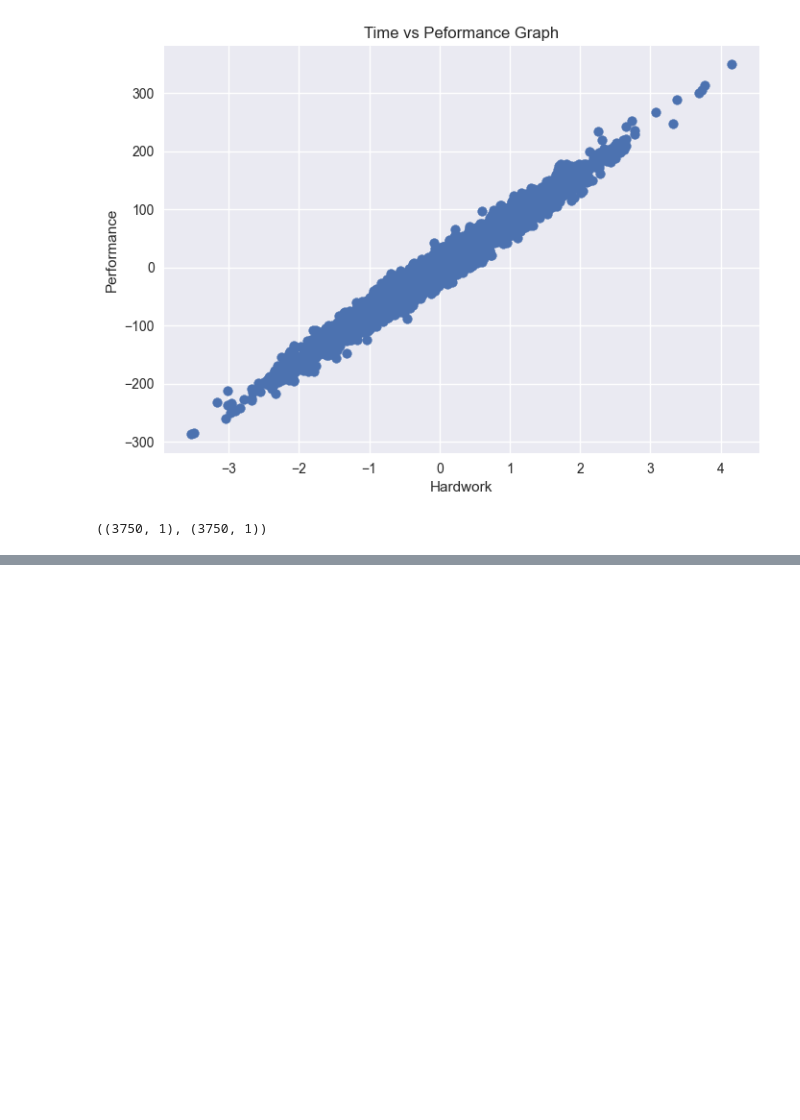
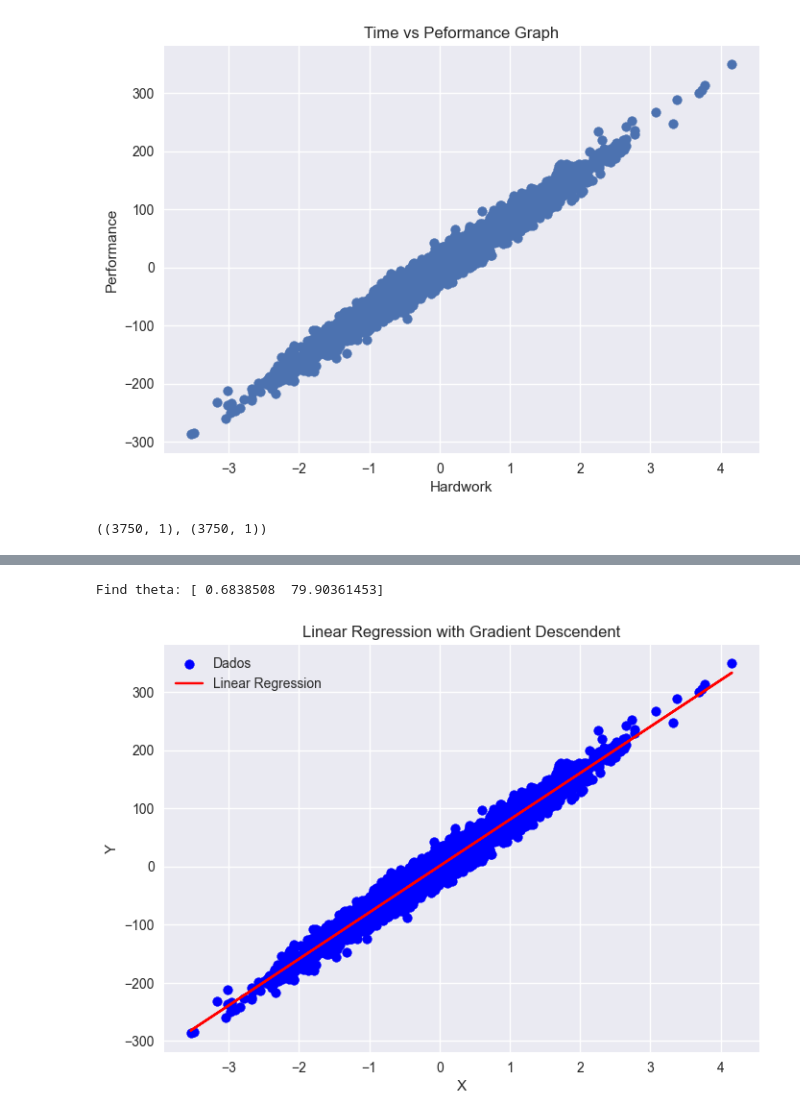
Before and after one commit to jayr0n/CodingBlocks, a Jupyter notebook: Linear Regression/Linear_Regression.ipynb, the cells around one changed output, grey strips where cells are left out. Cells and saved outputs as stored; diff of their text form; code cells hidden in the pictures; blank space fills up the shorter version.

```diff
--- a/Linear Regression/Linear_Regression.ipynb
+++ b/Linear Regression/Linear_Regression.ipynb
@@ -46,0 +100,7 @@ X.shape, y.shape
+# %%
+plt.style.use('seaborn-v0_8')
+plt.title("Time vs Peformance Graph")
+plt.xlabel("Hardwork")
+plt.ylabel("Performance")
+plt.scatter(X, y)
+plt.show()
@@ -46,0 +109,14 @@ X.shape, y.shape
+# %%
+print("Find theta:", theta)
+# %% [output]
+Find theta: [ 0.6838508  79.90361453]
+# %%
+plt.scatter(X, y, color='blue', label='Dados')
+plt.plot(X, hypothesis(X, theta), color='red', label='Linear Regression')
+plt.xlabel('X')
+plt.ylabel('Y')
+plt.title('Linear Regression with Gradient Descendent')
+plt.legend()
+plt.show()
+# %% [output]
+[figure, added]
```
Also changed, not shown: parts of 6 cells of this notebook.
